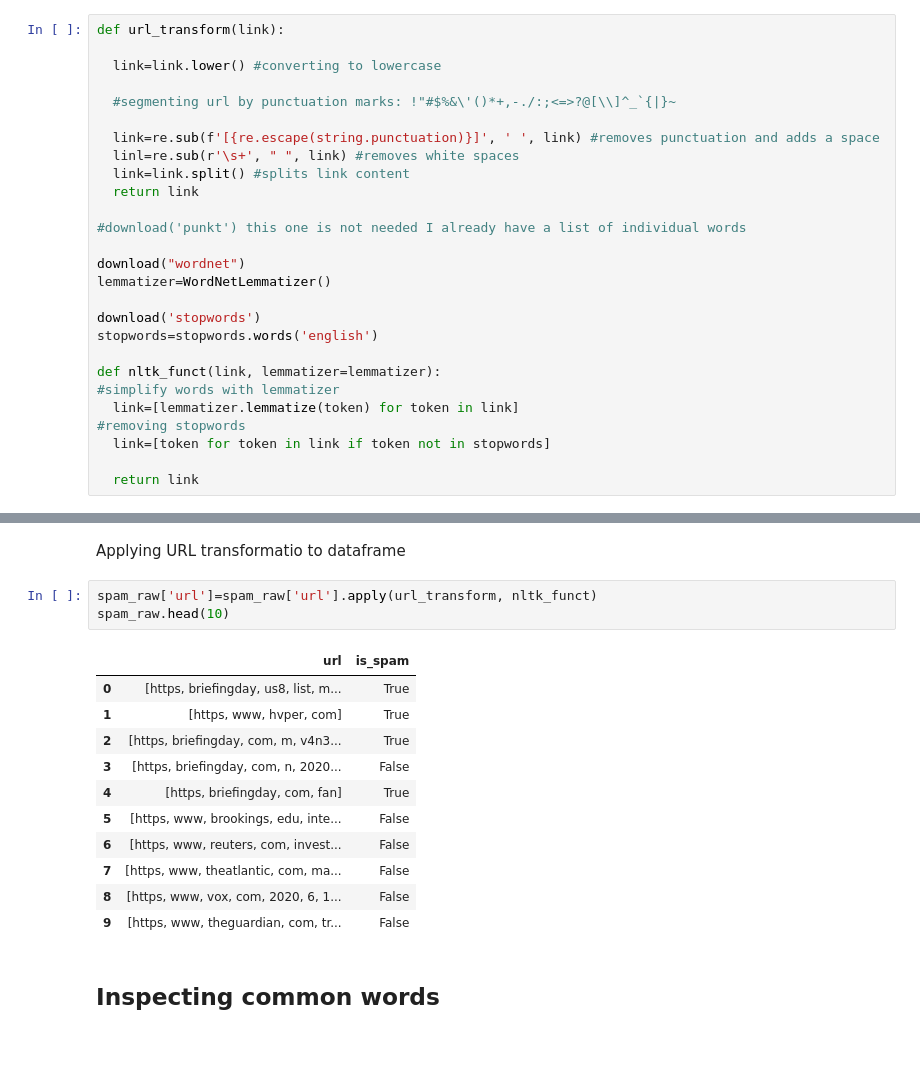
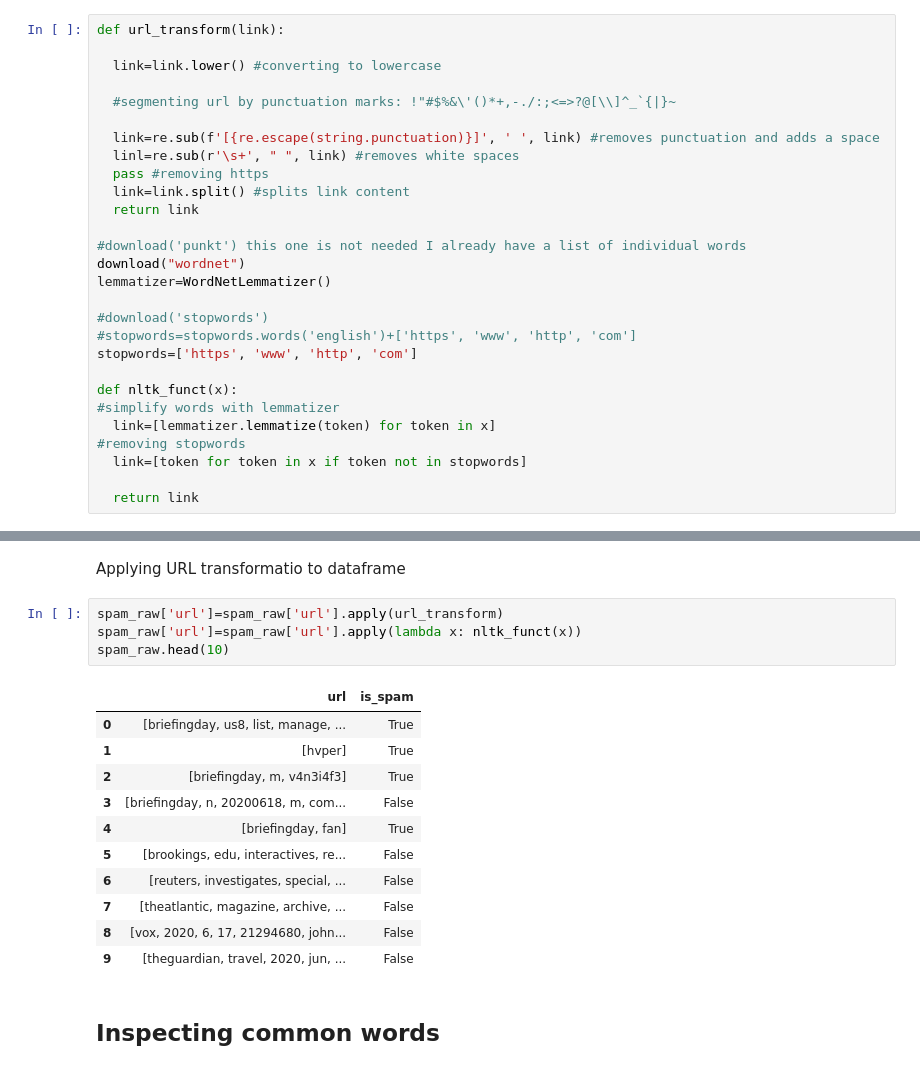
Before and after one commit to linama2593/NLP_Spam_detection, a Jupyter notebook: src/NLP_spam_websites.ipynb, the cells around one changed output, grey strips where cells are left out. Drawn from its saved outputs; the diff is of its cells as text.

```diff
--- a/src/NLP_spam_websites.ipynb
+++ b/src/NLP_spam_websites.ipynb
@@ -137,22 +137,23 @@ def url_transform(link):
 
   link=re.sub(f'[{re.escape(string.punctuation)}]', ' ', link) #removes punctuation and adds a space
   linl=re.sub(r'\s+', " ", link) #removes white spaces
+  pass #removing https
   link=link.split() #splits link content
   return link
 
 #download('punkt') this one is not needed I already have a list of individual words
-
 download("wordnet")
 lemmatizer=WordNetLemmatizer()
 
-download('stopwords')
-stopwords=stopwords.words('english')
+#download('stopwords')
+#stopwords=stopwords.words('english')+['https', 'www', 'http', 'com']
+stopwords=['https', 'www', 'http', 'com']
 
-def nltk_funct(link, lemmatizer=lemmatizer):
+def nltk_funct(x):
 #simplify words with lemmatizer
-  link=[lemmatizer.lemmatize(token) for token in link]
+  link=[lemmatizer.lemmatize(token) for token in x]
 #removing stopwords
-  link=[token for token in link if token not in stopwords]
+  link=[token for token in x if token not in stopwords]
 
   return link
 # %% [output]
@@ -163,20 +164,21 @@ def nltk_funct(link, lemmatizer=lemmatizer):
 # %% [markdown]
 Applying URL transformatio to dataframe
 # %%
-spam_raw['url']=spam_raw['url'].apply(url_transform, nltk_funct)
+spam_raw['url']=spam_raw['url'].apply(url_transform)
+spam_raw['url']=spam_raw['url'].apply(lambda x: nltk_funct(x))
 spam_raw.head(10)
 # %% [output]
 |  | url | is_spam |
-| 0 | [https, briefingday, us8, list, m... | True |
-| 1 | [https, www, hvper, com] | True |
-| 2 | [https, briefingday, com, m, v4n3... | True |
-| 3 | [https, briefingday, com, n, 2020... | False |
-| 4 | [https, briefingday, com, fan] | True |
-| 5 | [https, www, brookings, edu, inte... | False |
-| 6 | [https, www, reuters, com, invest... | False |
-| 7 | [https, www, theatlantic, com, ma... | False |
-| 8 | [https, www, vox, com, 2020, 6, 1... | False |
-| 9 | [https, www, theguardian, com, tr... | False |
+| 0 | [briefingday, us8, list, manage, ... | True |
+| 1 | [hvper] | True |
+| 2 | [briefingday, m, v4n3i4f3] | True |
+| 3 | [briefingday, n, 20200618, m, com... | False |
+| 4 | [briefingday, fan] | True |
+| 5 | [brookings, edu, interactives, re... | False |
+| 6 | [reuters, investigates, special, ... | False |
+| 7 | [theatlantic, magazine, archive, ... | False |
+| 8 | [vox, 2020, 6, 17, 21294680, john... | False |
+| 9 | [theguardian, travel, 2020, jun, ... | False |
 # %% [markdown]
 ## Inspecting common words
 # %% [markdown]
```
Also changed, not shown: parts of 10 cells of this notebook.
